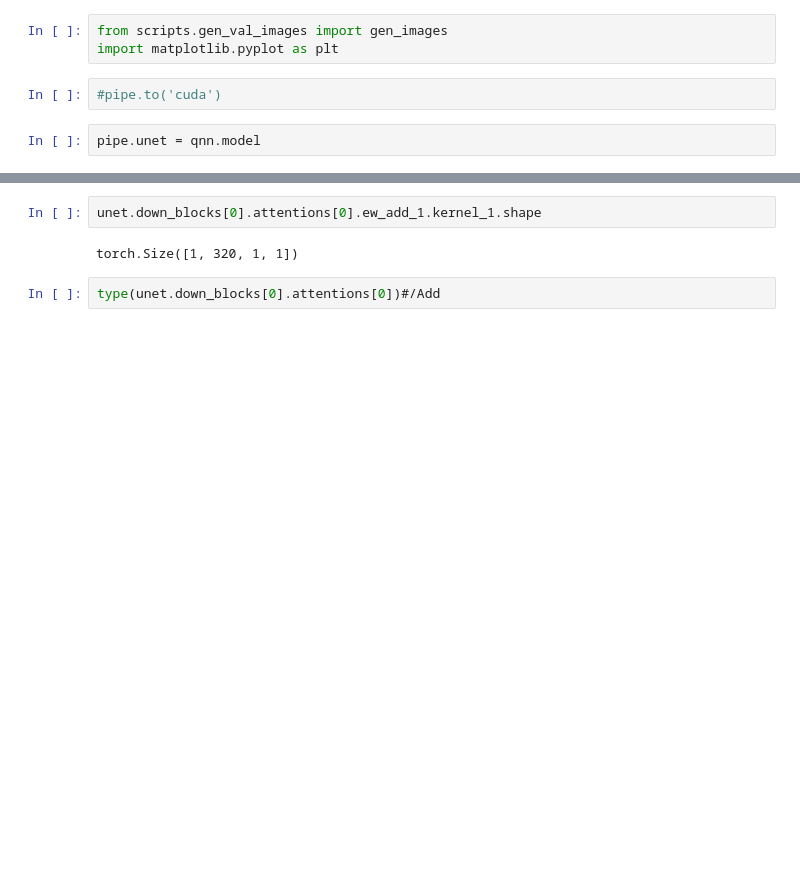
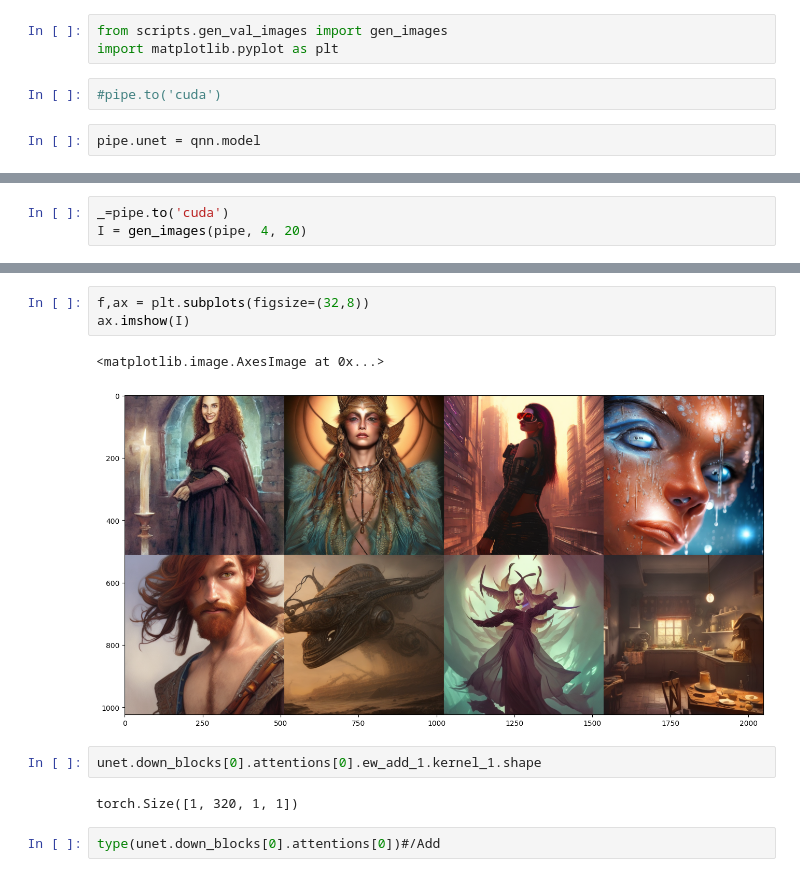
Before and after one commit to gevana/q-diffusion, a Jupyter notebook: scripts/hf15/get_params_from_accelras.ipynb, the cells around one changed output, grey strips where cells are left out. Saved outputs shown, nothing was run; the diff lists cells and outputs as text; blank space fills up the shorter version.

```diff
--- a/scripts/hf15/get_params_from_accelras.ipynb
+++ b/scripts/hf15/get_params_from_accelras.ipynb
@@ -212,0 +221,3 @@ unet.down_blocks[0].attentions[0].ew_add_1.full_name
+# %%
+_=pipe.to('cuda')
+I = gen_images(pipe, 4, 20)
@@ -213,3 +235,9 @@ unet.down_blocks[0].attentions[0].ew_add_1.full_name
+# %%
+f,ax = plt.subplots(figsize=(32,8))
+ax.imshow(I)
+# %% [output]
+<matplotlib.image.AxesImage at 0x...>
+[figure, added]
 # %%
 unet.down_blocks[0].attentions[0].ew_add_1.kernel_1.shape
 # %% [output]
```
Also changed, not shown: parts of 17 cells of this notebook, 1 other file.
